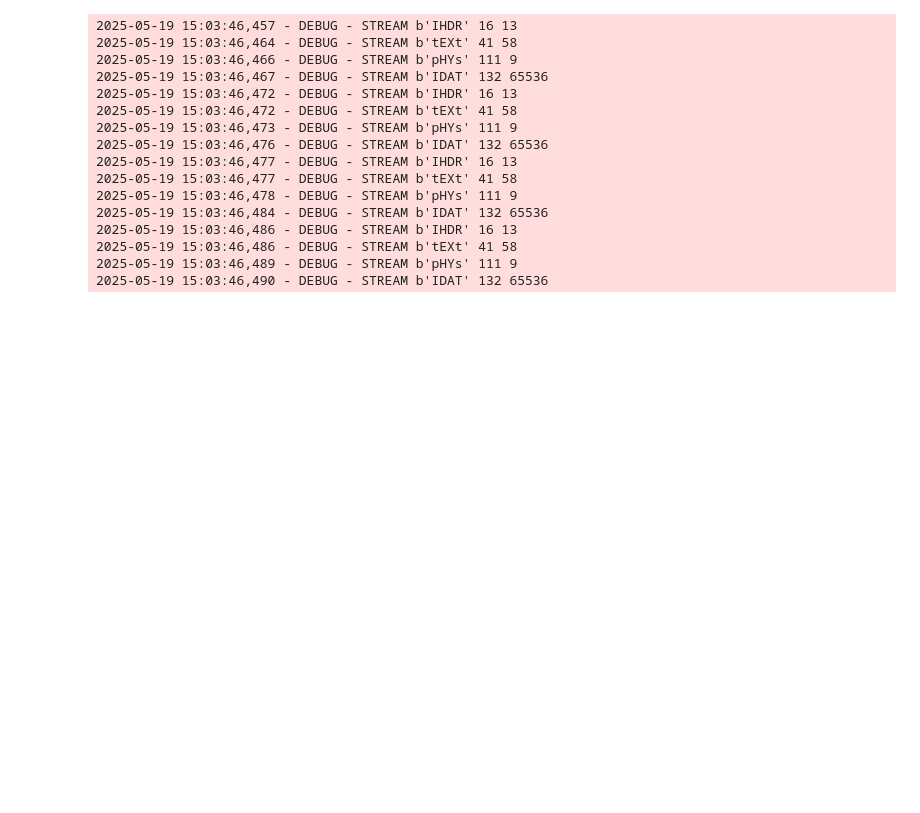
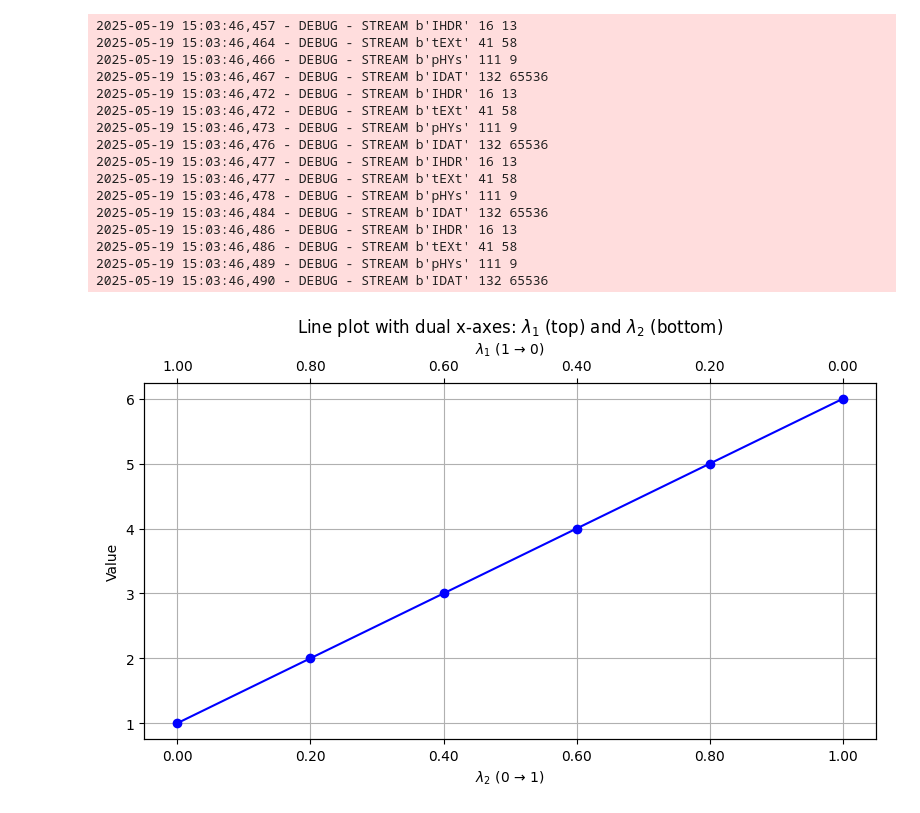
Before and after one commit to hoangbros03/DDI-Multimodals-Fusion, a Jupyter notebook: test_auc.ipynb, the cells around one changed output. Drawn from its saved outputs; the diff is of its cells as text; code cells hidden in the pictures; blank space fills up the shorter version.

```diff
--- a/test_auc.ipynb
+++ b/test_auc.ipynb
@@ -193,3 +193,37 @@ merge_images_into_quarters(image_paths, output_path)
 2025-05-19 15:03:46,486 - DEBUG - STREAM b'tEXt' 41 58
 2025-05-19 15:03:46,489 - DEBUG - STREAM b'pHYs' 111 9
 2025-05-19 15:03:46,490 - DEBUG - STREAM b'IDAT' 132 65536
+# %%
+import matplotlib.pyplot as plt
+import numpy as np
+
+# Data
+values = [1, 2, 3, 4, 5, 6]
+lambda_1 = np.linspace(1, 0, len(values))  # top x-axis
+lambda_2 = 1 - lambda_1                    # bottom x-axis
+x = np.arange(len(values))
+
+# Create the figure and primary axis
+fig, ax1 = plt.subplots(figsize=(8, 5))
+
+# Plot the values
+ax1.plot(x, values, marker='o', color='blue')
+ax1.set_ylabel('Value')
+ax1.set_xlabel(r'$\lambda_2$ (0 → 1)')
+ax1.set_xticks(x)
+ax1.set_xticklabels([f'{l:.2f}' for l in lambda_2])
+
+# Top axis for λ₁
+ax2 = ax1.twiny()
+ax2.set_xlim(ax1.get_xlim())
+ax2.set_xticks(x)
+ax2.set_xticklabels([f'{l:.2f}' for l in lambda_1])
+ax2.set_xlabel(r'$\lambda_1$ (1 → 0)')
+
+# Title with lambda symbols
+plt.title(r'Line plot with dual x-axes: $\lambda_1$ (top) and $\lambda_2$ (bottom)')
+ax1.grid(True)
+plt.tight_layout()
+plt.show()
+# %% [output]
+[figure, added]
```
Also changed, not shown: parts of 1 cell of this notebook, 4 other files.
